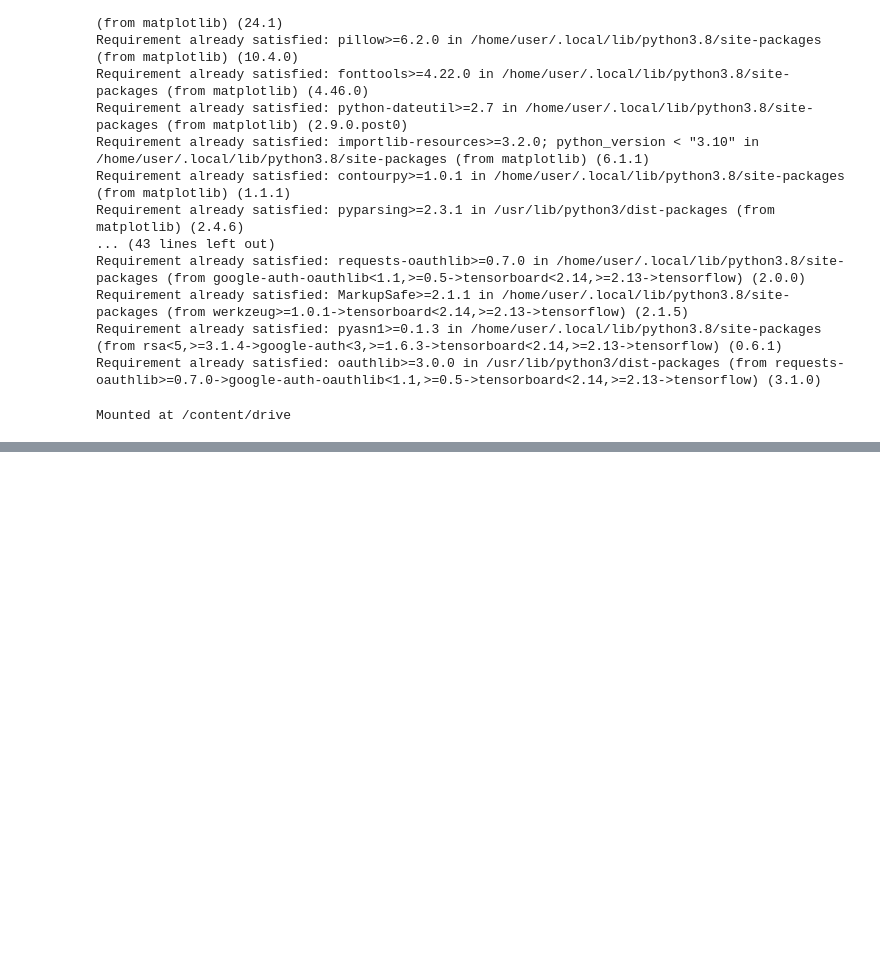
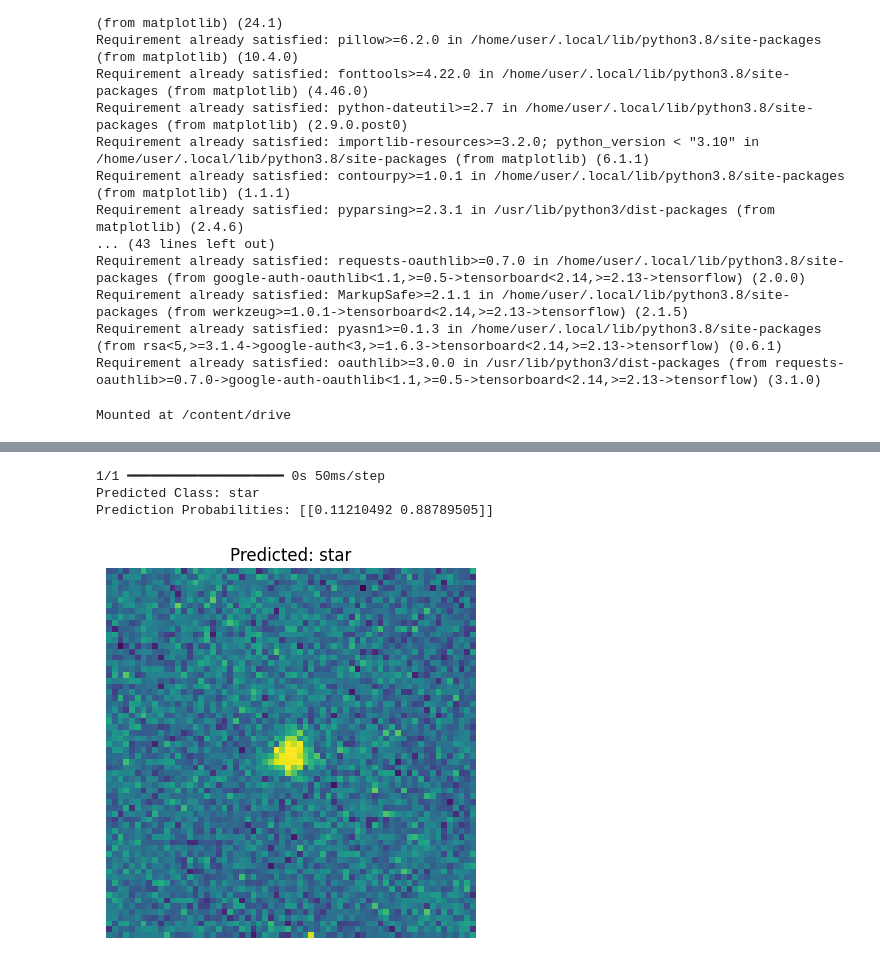
Before and after one commit to AjayDas-M/Star-Galaxy-Classifier-Using-Deep-Learning, a Jupyter notebook: code/star_galaxy_model.ipynb, the cells around one changed output, grey strips where cells are left out. Cells and saved outputs as stored; diff of their text form; code cells hidden in the pictures; blank space fills up the shorter version.

```diff
--- a/code/star_galaxy_model.ipynb
+++ b/code/star_galaxy_model.ipynb
@@ -206,0 +316,39 @@ NameError: name 'train_generator' is not defined
+# %%
+import numpy as np
+import matplotlib.pyplot as plt
+from tensorflow.keras.preprocessing import image
+from tensorflow.keras.models import load_model
+
+# Load your trained model
+model = load_model('star_galaxy_classifier.h5')  # replace with your model's path
+
+def load_and_preprocess_image(img_path):
+    """Load and preprocess the image for prediction."""
+    img = image.load_img(img_path, target_size=(64, 64), color_mode='grayscale')
+    img_array = image.img_to_array(img)
+    img_array = np.expand_dims(img_array, axis=0)  # Create a batch of size 1
+    img_array /= 255.0  # Rescale the image
+    return img_array
+
+def predict_image(img_path):
+    """Predict the class of the input image."""
+    preprocessed_image = load_and_preprocess_image(img_path)
+    predictions = model.predict(preprocessed_image)
+    predicted_class = np.argmax(predictions, axis=1)
+    return predicted_class, predictions
+
+# Example of using the prediction function
+img_path = 'dataset1/test/star/grb0422a_01_1465_1314_6.jpg'  # replace with the image path you want to predict
+predicted_class, predictions = predict_image(img_path)
+
+# Display the prediction results
+class_labels = list(train_generator.class_indices.keys())
+print(f"Predicted Class: {class_labels[predicted_class[0]]}")
+print(f"Prediction Probabilities: {predictions}")
+
+# Optional: Display the input image
+plt.imshow(image.load_img(img_path, color_mode='grayscale'))
+plt.title(f"Predicted: {class_labels[predicted_class[0]]}")
+plt.axis('off')
+plt.show()
+# %% [output]
@@ -206,0 +356,4 @@ NameError: name 'train_generator' is not defined
+1/1 ━━━━━━━━━━━━━━━━━━━━ 0s 50ms/step
+Predicted Class: star
+Prediction Probabilities: [[0.11210492 0.88789505]]
+[figure, added]
```
Also changed, not shown: parts of 6 cells of this notebook, 9 other files.
